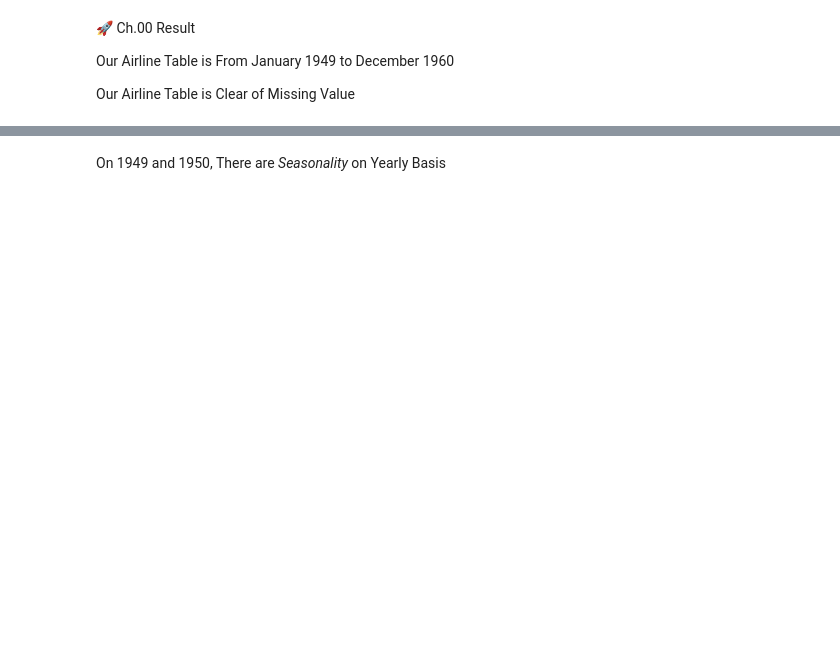
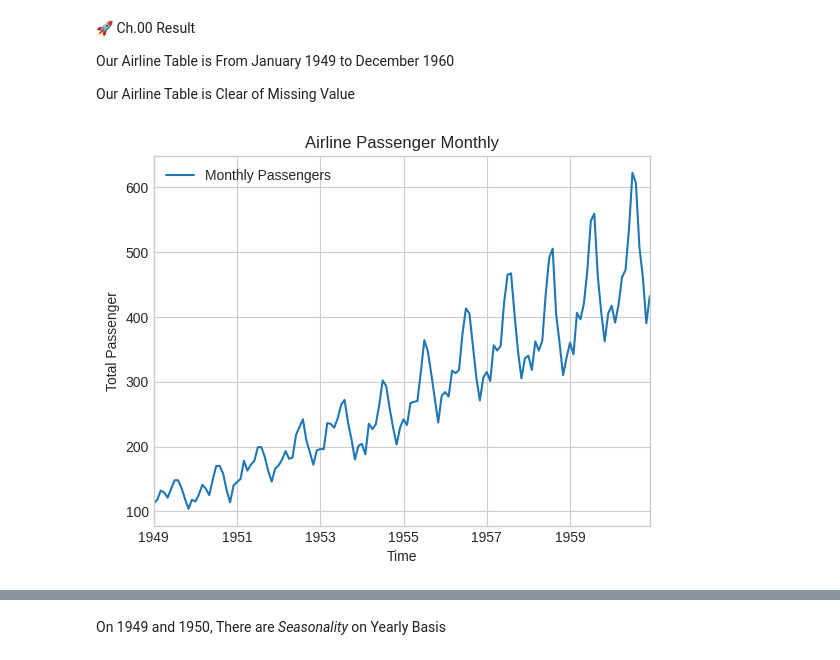
Before and after one commit to Kelniit/Jar, a Jupyter notebook: Lab 01.ipynb, the cells around one changed output, grey strips where cells are left out. Saved outputs shown, nothing was run; the diff lists cells and outputs as text; code cells hidden in the pictures; blank space fills up the shorter version.

```diff
--- a/Lab 01.ipynb
+++ b/Lab 01.ipynb
@@ -44,3 +60,13 @@ total_airline
 Our Airline Table is From January 1949 to December 1960
 
 Our Airline Table is Clear of Missing Value
+# %%
+title = "Airline Passenger Monthly"
+
+xlabel = "Time"
+
+ylabel = "Total Passenger"
+
+airline.plot.line(title=title, xlabel=xlabel, ylabel=ylabel);
+# %% [output]
+[figure, added]
```
Also changed, not shown: parts of 8 cells of this notebook.
